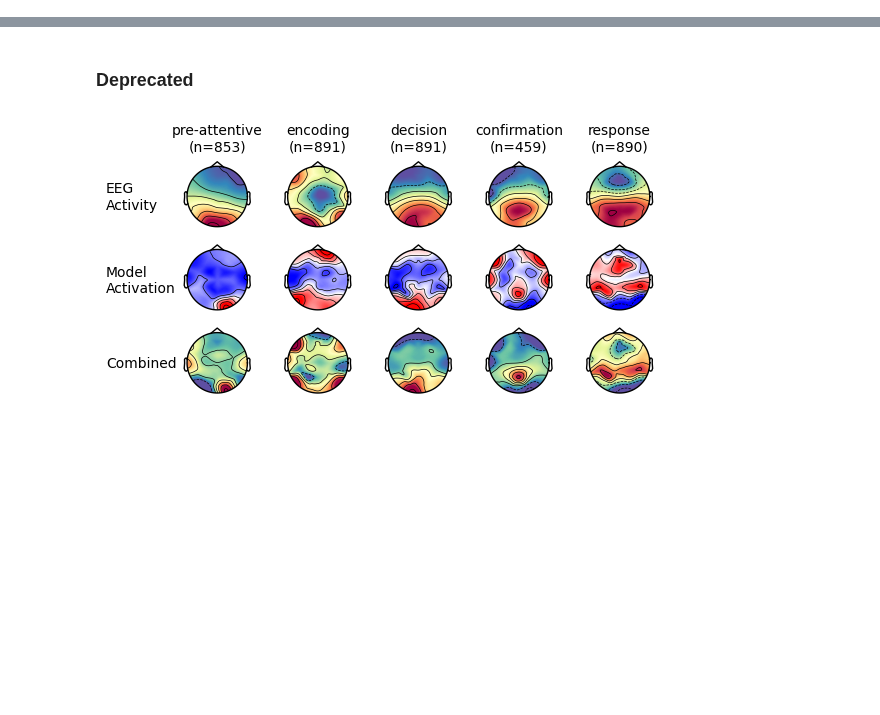
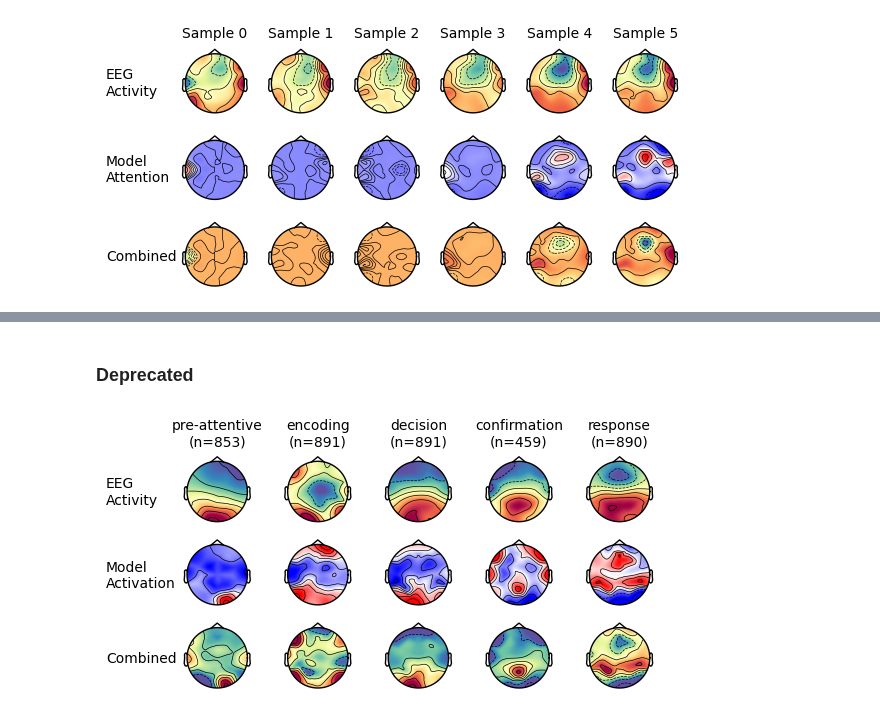
Before and after one commit to rickdott/hmp-ai, a Jupyter notebook: innvestigate.ipynb, the cells around one changed output, grey strips where cells are left out. Drawn from its saved outputs; the diff is of its cells as text; code cells hidden in the pictures; blank space fills up the shorter version.

```diff
--- a/innvestigate.ipynb
+++ b/innvestigate.ipynb
@@ -201,0 +71,5 @@ plt.show()
+# %%
+sample = test_set.isel(index=4)
+plot_single_trial_activation(sample, positions)
+# %% [output]
+[figure, added]
```
Also changed, not shown: parts of 17 cells of this notebook, 1 other file.
